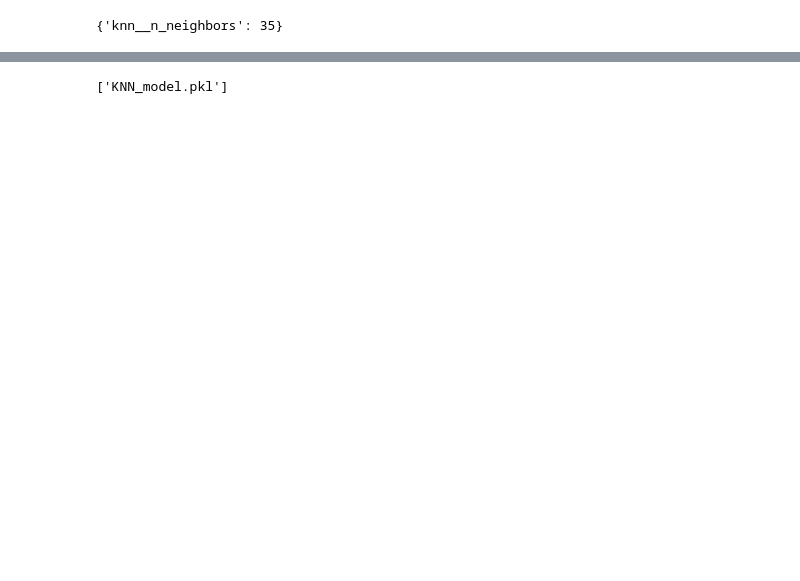
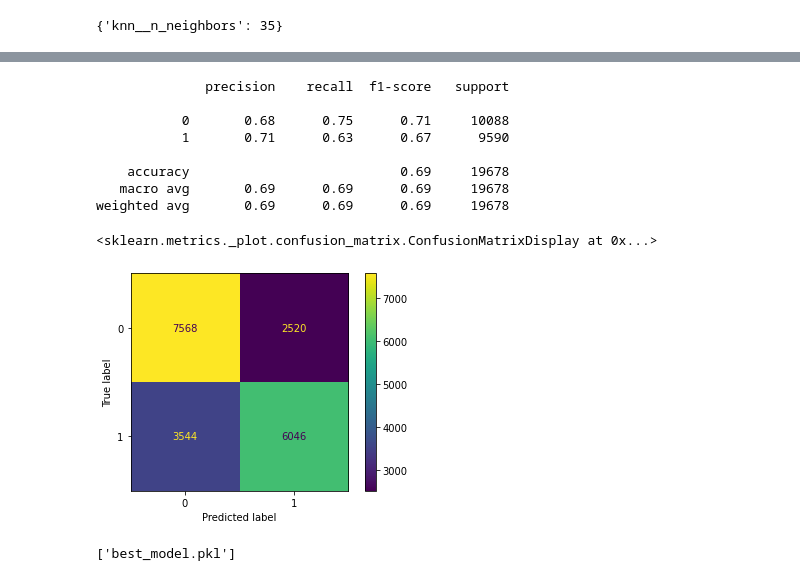
Before and after one commit to FHegardt/Maskininl-rning-Fredrik-Hegardt, a Jupyter notebook: Labb/2.1-7.ipynb, the cells around one changed output, grey strips where cells are left out. Drawn from its saved outputs; the diff is of its cells as text; code cells hidden in the pictures; blank space fills up the shorter version.

Commit message:
add val data and updated script. Add best_model

```diff
--- a/Labb/2.1-7.ipynb
+++ b/Labb/2.1-7.ipynb
@@ -310,13 +333,25 @@ weighted avg       0.63      0.62      0.61     20022
 # %%
 ## Best model
 full_X , full_y = df1_encoded.drop("cardio", axis = 1), df1_encoded["cardio"]
-classifier_KNN.fit(full_X, full_y)
+best_model=KNeighborsClassifier(n_neighbors=34)
+best_model.fit(full_X, full_y)
 y_pred = classifier_KNN.predict(X_test)
 print(classification_report(y_test, y_pred))
 cm = confusion_matrix(y_test, y_pred)
 ConfusionMatrixDisplay(cm).plot()
+# %% [output]
+              precision    recall  f1-score   support
+
+           0       0.68      0.75      0.71     10088
+           1       0.71      0.63      0.67      9590
+
+    accuracy                           0.69     19678
+   macro avg       0.69      0.69      0.69     19678
+weighted avg       0.69      0.69      0.69     19678
+<sklearn.metrics._plot.confusion_matrix.ConfusionMatrixDisplay at 0x...>
+[figure, added]
 # %%
 import joblib
-joblib.dump(classifier_KNN, filename= "KNN_model.pkl")
+joblib.dump(best_model, filename= "best_model.pkl")
 # %% [output]
-['KNN_model.pkl']
+['best_model.pkl']
```
Also changed, not shown: parts of 7 cells of this notebook, 5 other files.
